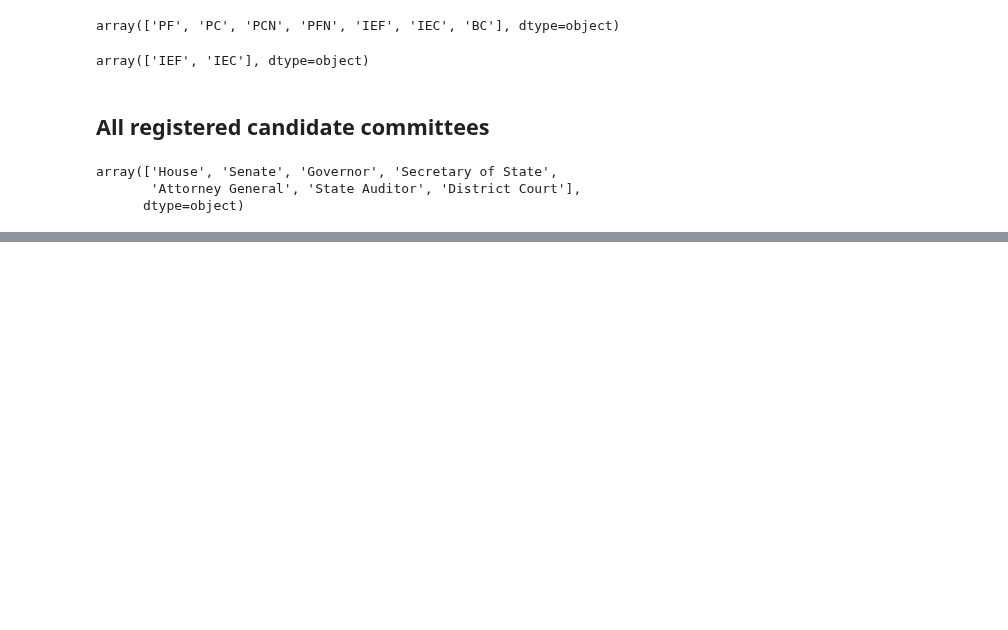
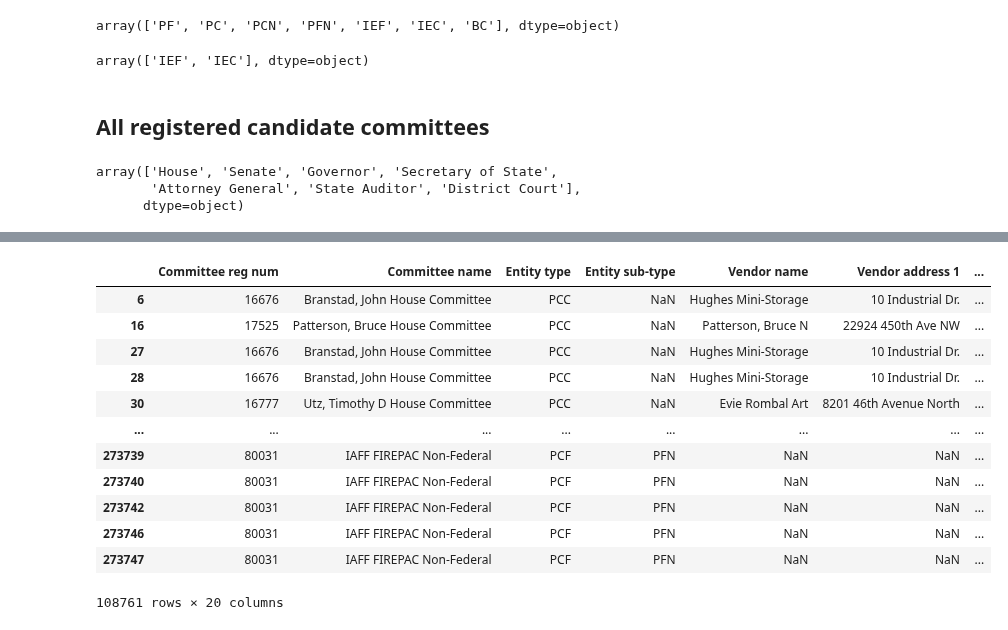
Before and after one commit to uchicago-dsi/climate-cabinet-campaign-finance-tracker, a Jupyter notebook: Raw Data/dataset_analysis.ipynb, the cells around one changed output, grey strips where cells are left out. Saved outputs shown, nothing was run; the diff lists cells and outputs as text; code cells hidden in the pictures; blank space fills up the shorter version.

```diff
--- a/Raw Data/dataset_analysis.ipynb
+++ b/Raw Data/dataset_analysis.ipynb
@@ -107,0 +172,17 @@ array(['House', 'Senate', 'Governor', 'Secretary of State',
+# %%
+under_gen_mins = df_gen[df_gen['Amount'] < 200]
+under_gen_mins
+# %% [output]
+|  | Committee reg num | Committee name | Entity type | Entity sub-type | Vendor name | Vendor address 1 | ... |
+| 6 | 16676 | Branstad, John House Committee | PCC | NaN | Hughes Mini-Storage | 10 Industrial Dr. | ... |
+| 16 | 17525 | Patterson, Bruce House Committee | PCC | NaN | Patterson, Bruce N | 22924 450th Ave NW | ... |
+| 27 | 16676 | Branstad, John House Committee | PCC | NaN | Hughes Mini-Storage | 10 Industrial Dr. | ... |
+| 28 | 16676 | Branstad, John House Committee | PCC | NaN | Hughes Mini-Storage | 10 Industrial Dr. | ... |
+| 30 | 16777 | Utz, Timothy D House Committee | PCC | NaN | Evie Rombal Art | 8201 46th Avenue North | ... |
+| ... | ... | ... | ... | ... | ... | ... | ... |
+| 273739 | 80031 | IAFF FIREPAC Non-Federal | PCF | PFN | NaN | NaN | ... |
+| 273740 | 80031 | IAFF FIREPAC Non-Federal | PCF | PFN | NaN | NaN | ... |
+| 273742 | 80031 | IAFF FIREPAC Non-Federal | PCF | PFN | NaN | NaN | ... |
+| 273746 | 80031 | IAFF FIREPAC Non-Federal | PCF | PFN | NaN | NaN | ... |
+| 273747 | 80031 | IAFF FIREPAC Non-Federal | PCF | PFN | NaN | NaN | ... |
+108761 rows × 20 columns
```
Also changed, not shown: parts of 20 cells of this notebook, 1 other file.
